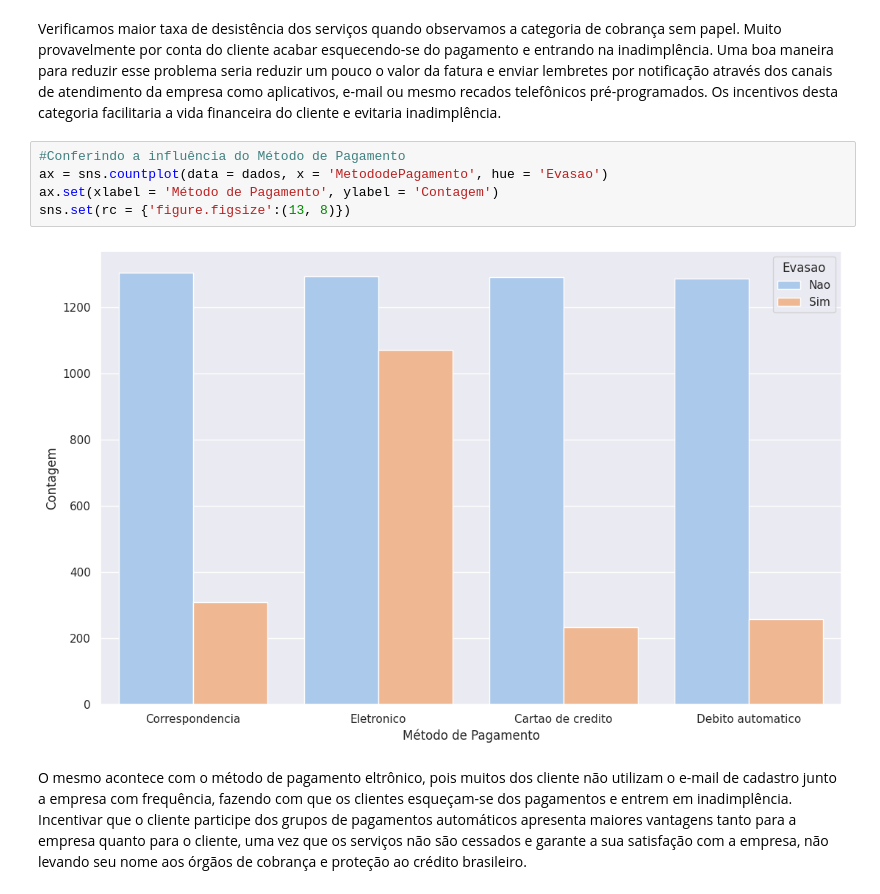
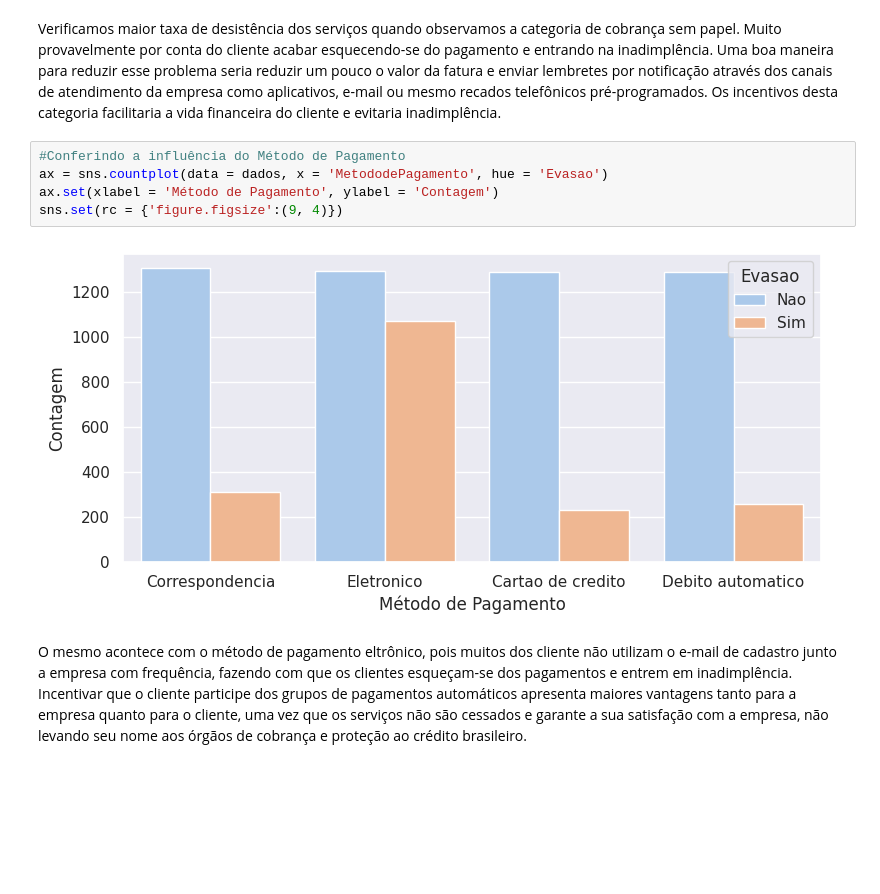
Before and after one commit to askot19/Portfolio, a Jupyter notebook: Churn Prediction/2 - Análise de Dados/2 - Análise de Dados.ipynb, the cells around one changed output. Cells and saved outputs as stored; diff of their text form; blank space fills up the shorter version.

```diff
--- a/Churn Prediction/2 - Análise de Dados/2 - Análise de Dados.ipynb
+++ b/Churn Prediction/2 - Análise de Dados/2 - Análise de Dados.ipynb
@@ -257,10 +257,10 @@ Verificamos maior taxa de desistência dos serviços quando observamos a categor
 # %%
 #Conferindo a influência do Método de Pagamento
 ax = sns.countplot(data = dados, x = 'MetododePagamento', hue = 'Evasao')
 ax.set(xlabel = 'Método de Pagamento', ylabel = 'Contagem')
-sns.set(rc = {'figure.figsize':(13, 8)})
+sns.set(rc = {'figure.figsize':(9, 4)})
 # %% [output]
-[figure, old version]
+[figure, new version]
 # %% [markdown]
 O mesmo acontece com o método de pagamento eltrônico, pois muitos dos cliente não utilizam o e-mail de cadastro junto a empresa com frequência, fazendo com que os clientes esqueçam-se dos pagamentos e entrem em inadimplência. Incentivar que o cliente participe dos grupos de pagamentos automáticos apresenta maiores vantagens tanto para a empresa quanto para o cliente, uma vez que os serviços não são cessados e garante a sua satisfação com a empresa, não levando seu nome aos órgãos de cobrança e proteção ao crédito brasileiro.
 # %%
```
Also changed, not shown: parts of 20 cells of this notebook.
